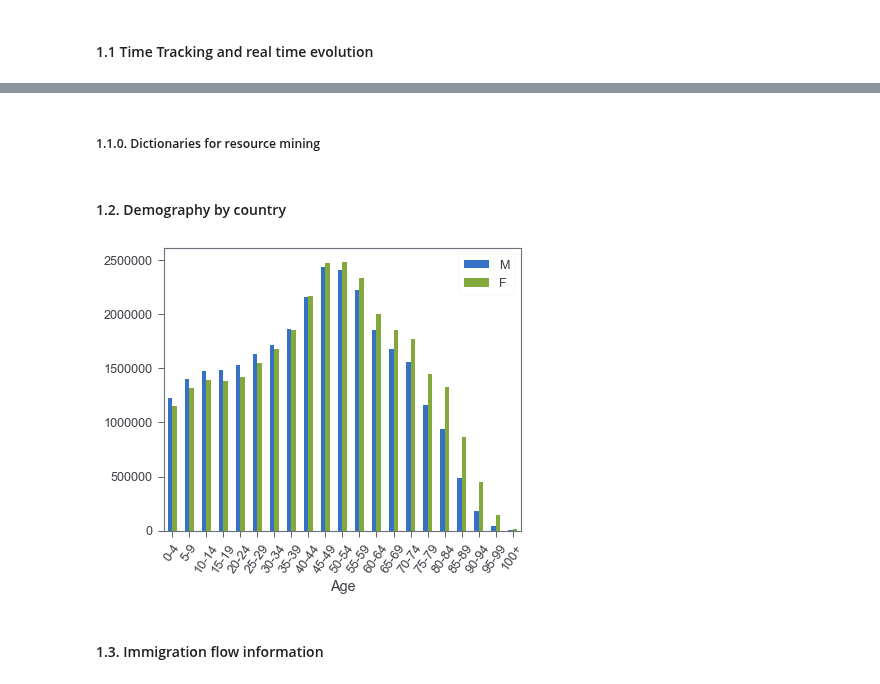
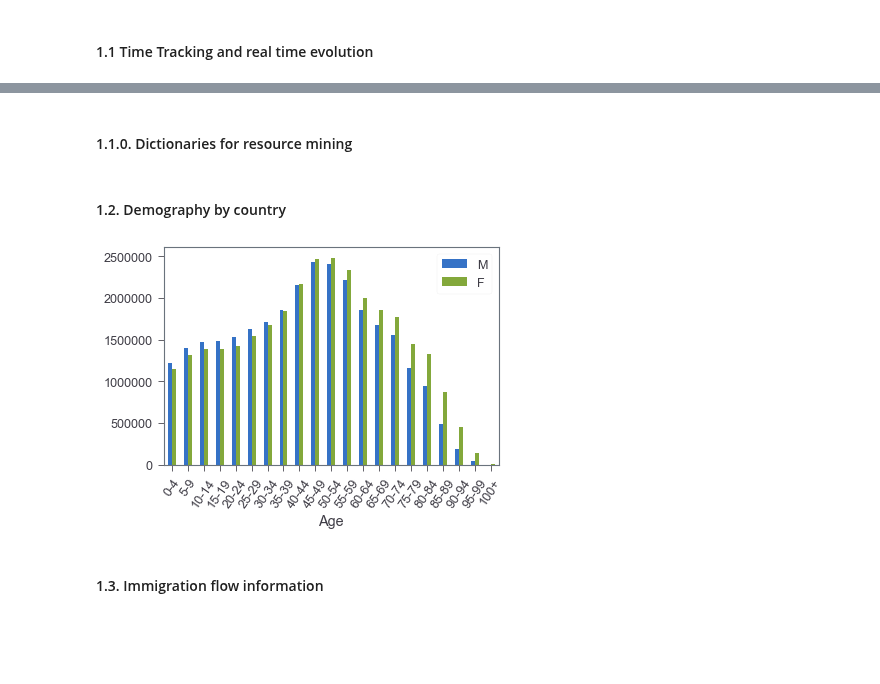
Before and after one commit to DanielGuzmanOlivares/COVID-19, a Jupyter notebook: COVID-19.ipynb, the cells around one changed output, grey strips where cells are left out. Cells and saved outputs as stored; diff of their text form; code cells hidden in the pictures; blank space fills up the shorter version.

```diff
--- a/COVID-19.ipynb
+++ b/COVID-19.ipynb
@@ -142,8 +142,8 @@ def realTimeEvolution():
     returns:
         -pandas Dataframe
     """
-    cols = ["Country","Total Cases","New Cases","Total Deaths","New Deaths","Total Recovered","New Recovered","Active Cases","Serious, Critical","Tot Cases/1 M Pop","Deaths/1 M pop","Total Tests","Tests/ 1M pop", "Population",
-            "Columna random 1","Columna random 2","Columna random 3","Columna random 4","Columna random 5"]
+    cols = ["Index","Country","Total Cases","New Cases","Total Deaths","New Deaths","Total Recovered","New Recovered","Active Cases","Serious, Critical","Tot Cases/1 M Pop","Deaths/1 M pop","Total Tests","Tests/ 1M pop", "Population",
+            "Columna random 1","Columna random 2","Columna random 3","Columna random 4"]
     page = requests.get(WEB)
     page = requests.get(WEB)
     soup = BeautifulSoup(page.content, 'html.parser')
@@ -182,6 +182,6 @@ realTimeEvolution()
 216 rows × 19 columns
 # %% [markdown]
-##### 1.1.0. Dictionaries for resource mining
+#### 1.1.0. Dictionaries for resource mining
 # %%
 # Functions to initialize dictionaries for resource mining
 def lcs(s1,s2):
@@ -336,35 +336,35 @@ def eqCountry(country):
     """
     Returns the common string to name a country.
 
     params:
         - country (String): second name
     returns:
         - Common way to call the country
     """
     if country == 'Korea, Republic of':
         country = 'S. Korea'
     for k, v in DEM_DICT.items():
         if country in v:
             country = k
     return country
 
 def inhabitantsCountry(country):
     """
     Returns the population of a country.
 
     params:
         - country (String): country
     returns:
         - Total sum of inhabitants per country
     """
     data = getDemography(eqCountry(country))
     return (data['M'] + data['F']).sum()
 
-inhabitantsCountry("Italy")
+
 country_info="Italy"
 plotDemography(country_info)
 # %% [output]
-[figure, old version]
+[figure, new version]
 # %% [markdown]
 #### 1.3. Immigration flow information
 # %%
```
Also changed, not shown: parts of 10 cells of this notebook, 2 other files.
